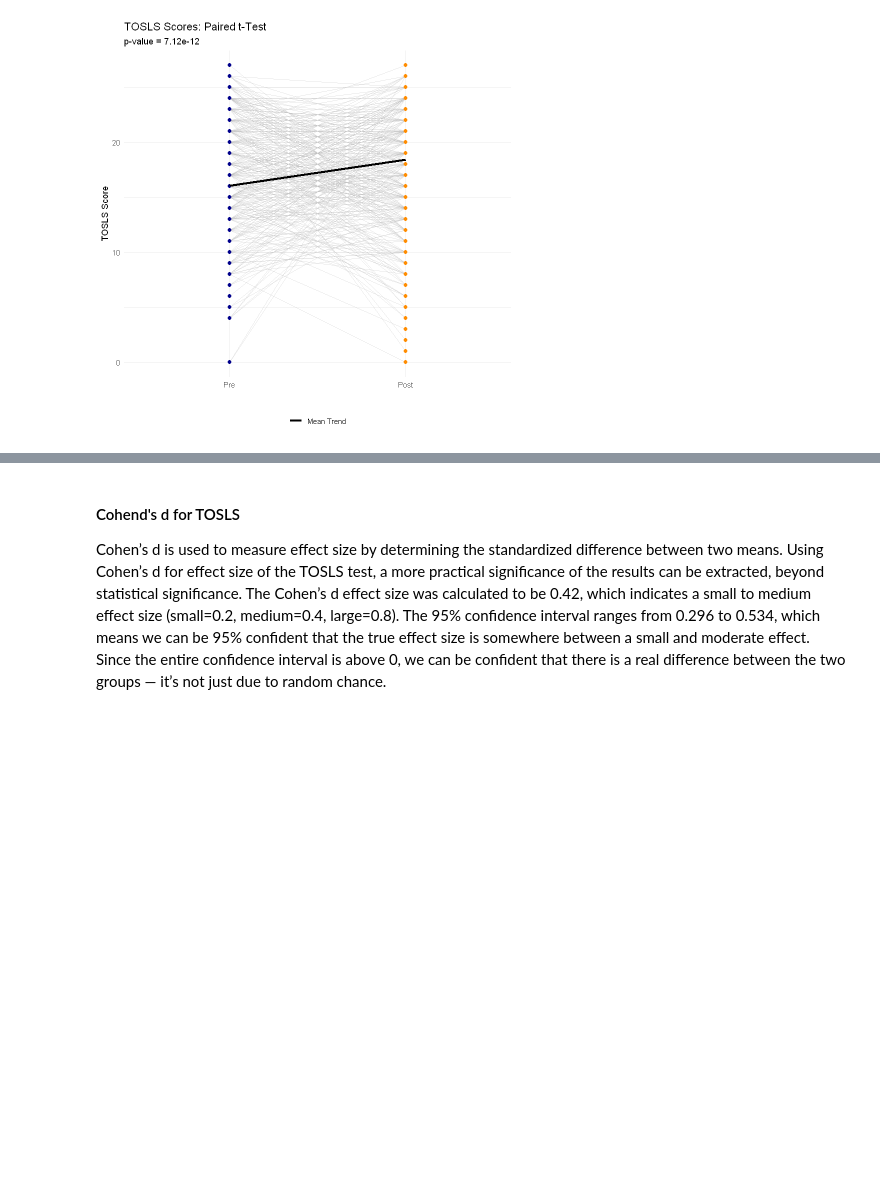
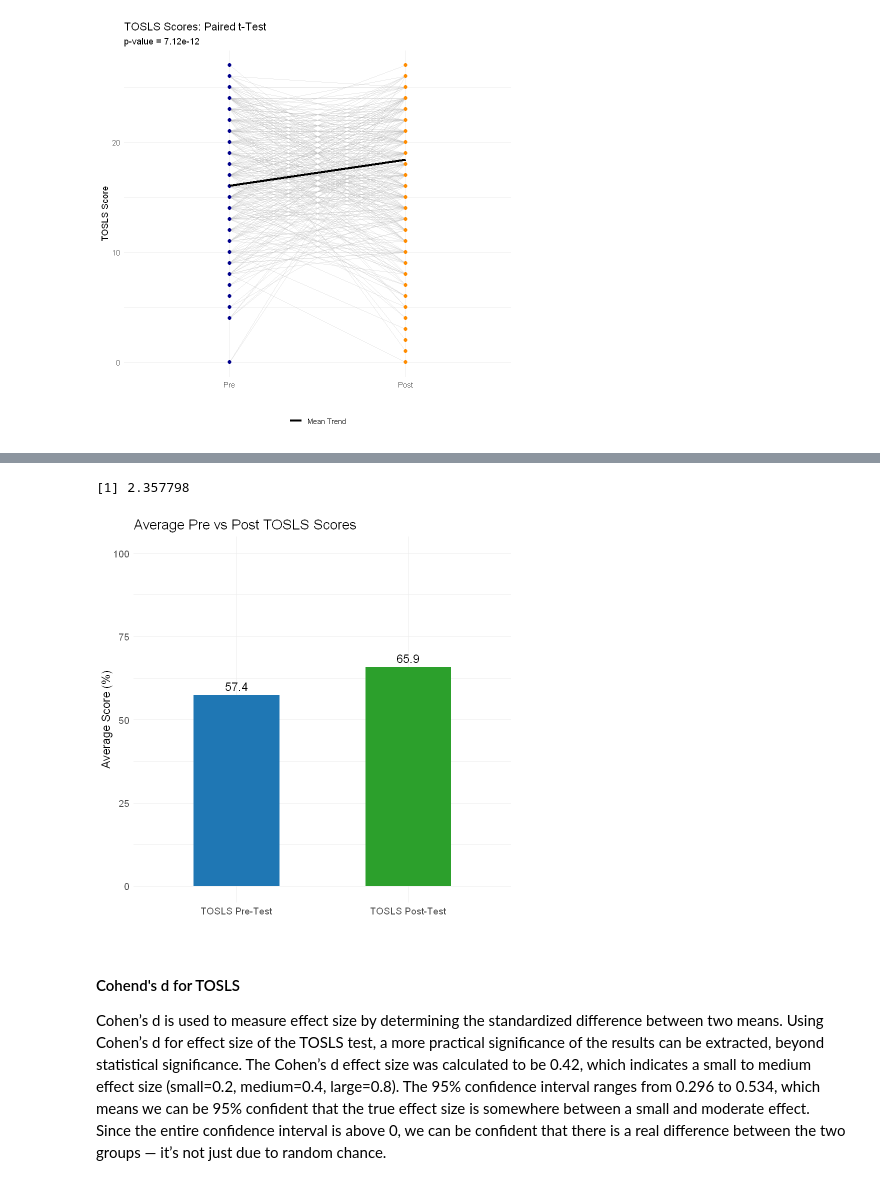
Before and after one commit to laurenlaturner/scientific_literacy, a Jupyter notebook: project_scientific_lit.ipynb, the cells around one changed output, grey strips where cells are left out. Cells and saved outputs as stored; diff of their text form; code cells hidden in the pictures; blank space fills up the shorter version.

```diff
--- a/project_scientific_lit.ipynb
+++ b/project_scientific_lit.ipynb
@@ -113,12 +113,13 @@ df.std$delta_test <- df.std$`post TOSLS score` - df.std$`pre TOSLS score`
 # Calculate delta of percentages
 df.std$delta_test_percent <- df.std$delta_test/28
 
-# Calculate percentages of scores (absolute values, out of 28)
-df.std$perc_test <- df.std$`post TOSLS score`/28
+# Calculate percentages of post scores (absolute values, out of 28)
+df.std$perc_test_post <- df.std$`post TOSLS score`/28
+df.std$perc_test_pre <- df.std$`pre TOSLS score`/28
 
-# Convert 0's and 1's to be slightly shifted (for beta regression)
-df.std$perc_test[df.std$perc_test == 0] <- 0.0005
-df.std$perc_test[df.std$perc_test == 1] <- 0.9995
+# Convert 0's and 1's to be slightly shifted
+df.std$perc_test_post[df.std$perc_test_post == 0] <- 0.0005
+df.std$perc_test_post[df.std$perc_test_post == 1] <- 0.9995
 # %% [markdown]
 ## Exploratory Data Analysis
 We begin by examining the distributions of the data. The pre TOSLS assessment followed an approximate Beta distribution. The distribution showed a negative shew around the mean of 16.1 (SD=5.3). The post TOSLS assessment had a Beta distribution, highlighting a peak near the mean of 18.4 and long tail off to the left. The standard deviation for this data was 5.1, demonstrating substantial variety between the possible 0-28 points.
@@ -206,3 +211,32 @@ Warning message:
+# %%
+## --- % TOSLS on bar chart ---
+avg_pre <- mean(df.std$perc_test_pre, na.rm = TRUE)
+avg_post <- mean(df.std$perc_test_post, na.rm = TRUE)
+
+avg_df <- data.frame(
+  Test <- factor(c("TOSLS Pre-Test", "TOSLS Post-Test"),
+         levels = c("TOSLS Pre-Test", "TOSLS Post-Test")),
+  Percentage = c(avg_pre*100, avg_post*100)
+)
+
+ggplot(avg_df, aes(x = Test, y = Percentage, fill = Test)) +
+  geom_bar(stat = "identity", width = 0.5) +
+  ylim(0, 100) +
+  geom_text(aes(label = round(Percentage, 1)), vjust = -0.5, size = 5) +
+  labs(title = "Average Pre vs Post TOSLS Scores",
+       x = "",
+       y = "Average Score (%)") +
+  scale_fill_manual(values = c("TOSLS Pre-Test" = "#1f77b4", "TOSLS Post-Test" = "#2ca02c")) +
+  theme_minimal() +
+  theme(legend.position = "none",
+        text = element_text(size = 14))
+
+diff_avg <- avg_post - avg_pre
+question_diff <- diff_avg*28
+question_diff
+# %% [output]
+[1] 2.357798
+[figure, added]
 # %% [markdown]
 #### Cohend's d for TOSLS
 Cohen’s d is used to measure effect size by determining the standardized difference between two means. Using Cohen’s d for effect size of the TOSLS test, a more practical significance of the results can be extracted, beyond statistical significance. The Cohen’s d effect size was calculated to be 0.42, which indicates a small to medium effect size (small=0.2, medium=0.4, large=0.8). The 95% confidence interval ranges from 0.296 to 0.534, which means we can be 95% confident that the true effect size is somewhere between a small and moderate effect. Since the entire confidence interval is above 0, we can be confident that there is a real difference between the two groups — it’s not just due to random chance.
```
Also changed, not shown: parts of 14 cells of this notebook, 2 other files.
